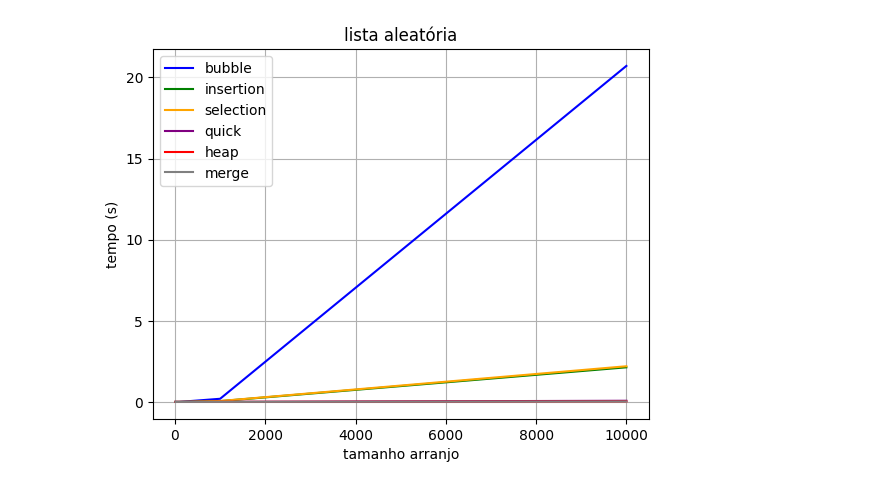
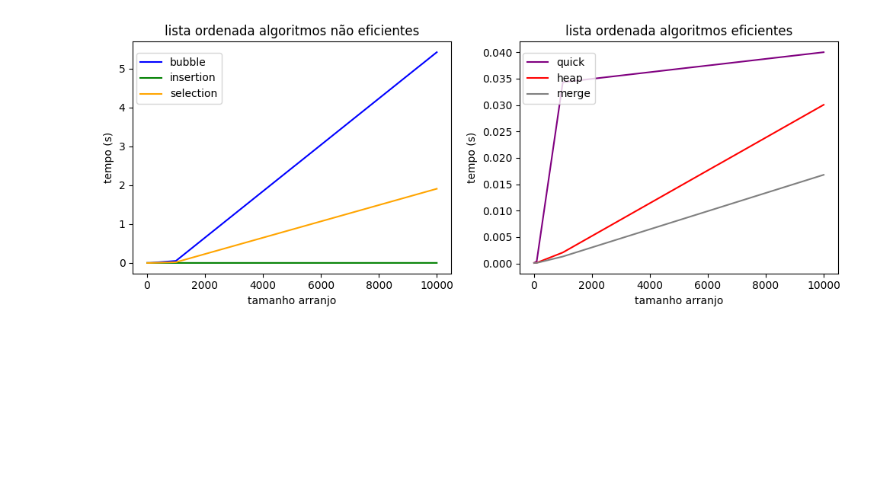
Before and after one commit to Lazarogsc/ordenacao, a Jupyter notebook: app.ipynb, the cells around one changed output. Saved outputs shown, nothing was run; the diff lists cells and outputs as text; code cells hidden in the pictures; blank space fills up the shorter version.

Commit message:
imagem dos graficos comparativos

```diff
--- a/app.ipynb
+++ b/app.ipynb
@@ -186,33 +0,0 @@ merge = [p['aleatoria_merge'] for p in res1]
-# %%
-# Data for plotting
-
-
-fig, ax = plt.subplots()
-
-# bubble
-ax.plot(t, bubble, label='bubble', color='blue')
-
-#insertion
-ax.plot(t, insertion, label = 'insertion', color='green')
-
-# selection
-ax.plot(t, selection, label = 'selection', color='orange')
-
-# quick
-ax.plot(t, quick, label = 'quick', color='purple')
-
-# heap
-ax.plot(t, heap, label = 'heap', color='red')
-
-# merge
-ax.plot(t, merge, label = 'merge', color='grey')
-
-ax.set(xlabel='tamanho arranjo', ylabel='tempo (s)',
-       title='lista aleatória')
-ax.grid()
-
-fig.savefig("test.png")
-plt.legend()
-plt.show()
-# %% [output]
-[figure, removed]
@@ -218,0 +3,4 @@ plt.show()
+# %%
+ordenada_chart()
+# %% [output]
+[figure, added]
```
Also changed, not shown: parts of 20 cells of this notebook, 7 other files.
